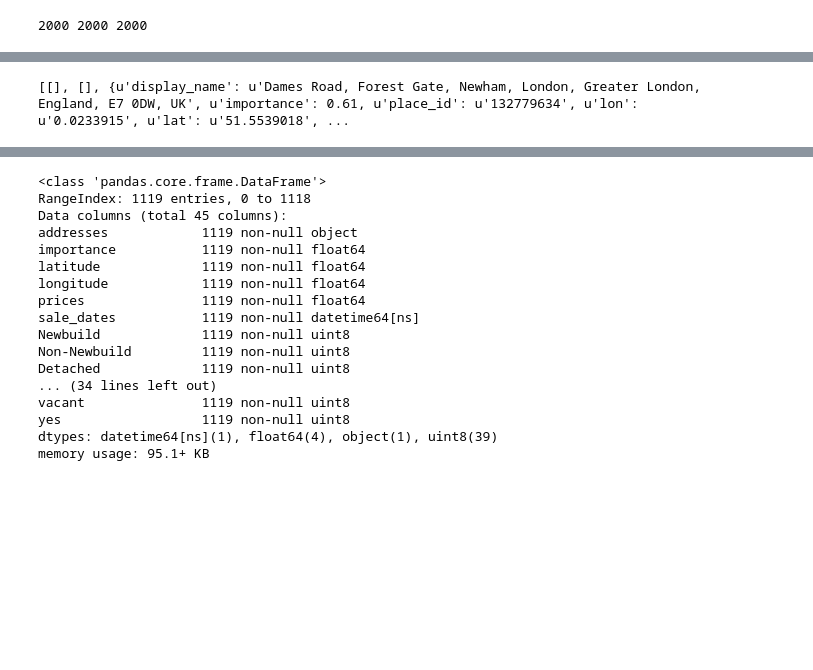
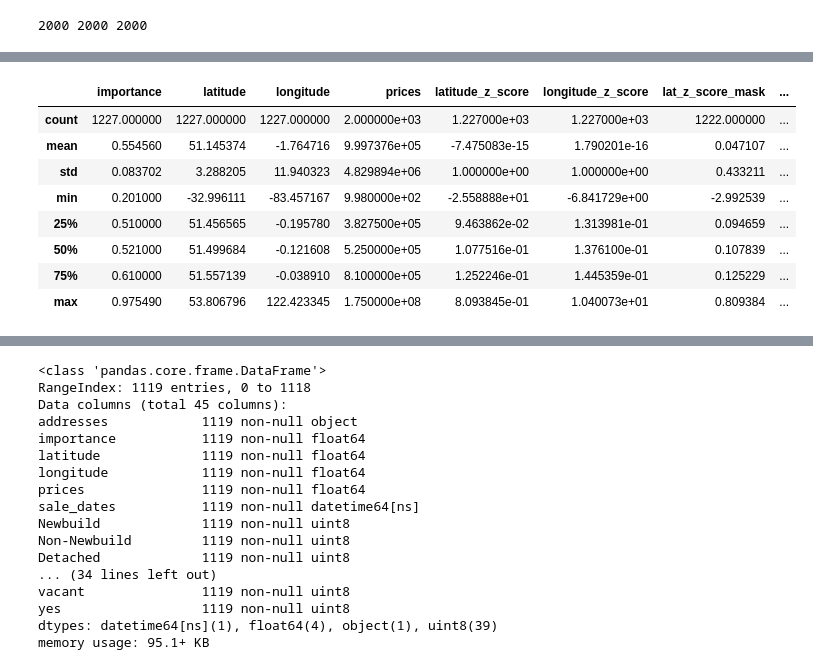
Before and after one commit to snagdy/web_scraping_ml_and_restful_api, a Jupyter notebook: scratchpads/web_scraping_scratch_pad.ipynb, the cells around one changed output, grey strips where cells are left out. Saved outputs shown, nothing was run; the diff lists cells and outputs as text; code cells hidden in the pictures; blank space fills up the shorter version.

```diff
--- a/scratchpads/web_scraping_scratch_pad.ipynb
+++ b/scratchpads/web_scraping_scratch_pad.ipynb
@@ -185,13 +188,14 @@ def clean_json(json_string):
 
 # geodata_sublists = get_list_of_sublists(geodata_urls, 0, len(geodata_urls), 100)
 
-geodata_urls = ["https://nominatim.openstreetmap.org/search?q=\"{}\"&format=json".format(i.replace(" ", "%20")) for i in addr]
-json_search_results = [get_geodata_object(url) for url in geodata_urls]
-top_search_results = [result if len(result) == 0 else result[0] for result in json_search_results]
+if not exists("osm_responses.json"):
+    geodata_urls = ["https://nominatim.openstreetmap.org/search?q=\"{}\"&format=json".format(i.replace(" ", "%20")) for i in addr]
+    json_search_results = [get_geodata_object(url) for url in geodata_urls]
+    top_search_results = [result if len(result) == 0 else result[0] for result in json_search_results]
+else:
+    # Do nothing.
 
-print top_search_results
+# print top_search_results
-# %% [output]
-[[], [], {u'display_name': u'Dames Road, Forest Gate, Newham, London, Greater London, England, E7 0DW, UK', u'importance': 0.61, u'place_id': u'132779634', u'lon': u'0.0233915', u'lat': u'51.5539018', ...
 # %%
 # We now convert these top search results back to JSON to make named tuples for ease of referencing in dataseries creation.
 # top_search_results_as_strings = ['[{}]'.format(str(i)) if type(i) == dict else '{}'.format(i) for i in top_search_results]
@@ -265,6 +269,18 @@ dataset_frame.head()
 | 2 | 91 Dames Road, London, E7 0DW | Non-Newbuild | highway | Terraced | 0.61 | 51.553902 | Freehold | 0.023391 | 420000.0 | ... |
 | 3 | 82 Ramsay Road, London, E7 9EW | Non-Newbuild | highway | Terraced | 0.51 | 51.556909 | Freehold | 0.017585 | 420000.0 | ... |
 | 4 | 21 Mandela Street, London, SW9 6EL | Non-Newbuild | highway | Terraced | 0.52 | 51.478533 | Freehold | -0.110912 | 560000.0 | ... |
+# %%
+dataset_frame.describe()
+# %% [output]
+|  | importance | latitude | longitude | prices | latitude_z_score | longitude_z_score | lat_z_score_mask | ... |
+| count | 1227.000000 | 1227.000000 | 1227.000000 | 2.000000e+03 | 1.227000e+03 | 1.227000e+03 | 1222.000000 | ... |
+| mean | 0.554560 | 51.145374 | -1.764716 | 9.997376e+05 | -7.475083e-15 | 1.790201e-16 | 0.047107 | ... |
+| std | 0.083702 | 3.288205 | 11.940323 | 4.829894e+06 | 1.000000e+00 | 1.000000e+00 | 0.433211 | ... |
+| min | 0.201000 | -32.996111 | -83.457167 | 9.980000e+02 | -2.558888e+01 | -6.841729e+00 | -2.992539 | ... |
+| 25% | 0.510000 | 51.456565 | -0.195780 | 3.827500e+05 | 9.463862e-02 | 1.313981e-01 | 0.094659 | ... |
+| 50% | 0.521000 | 51.499684 | -0.121608 | 5.250000e+05 | 1.077516e-01 | 1.376100e-01 | 0.107839 | ... |
+| 75% | 0.610000 | 51.557139 | -0.038910 | 8.100000e+05 | 1.252246e-01 | 1.445359e-01 | 0.125229 | ... |
+| max | 0.975490 | 53.806796 | 122.423345 | 1.750000e+08 | 8.093845e-01 | 1.040073e+01 | 0.809384 | ... |
 # %%
 # We will also create dummy variables for all our non-numerical dataseries.
 build_status_dummies = pd.get_dummies(dataset_frame.build_status)
```
Also changed, not shown: parts of 9 cells of this notebook.
